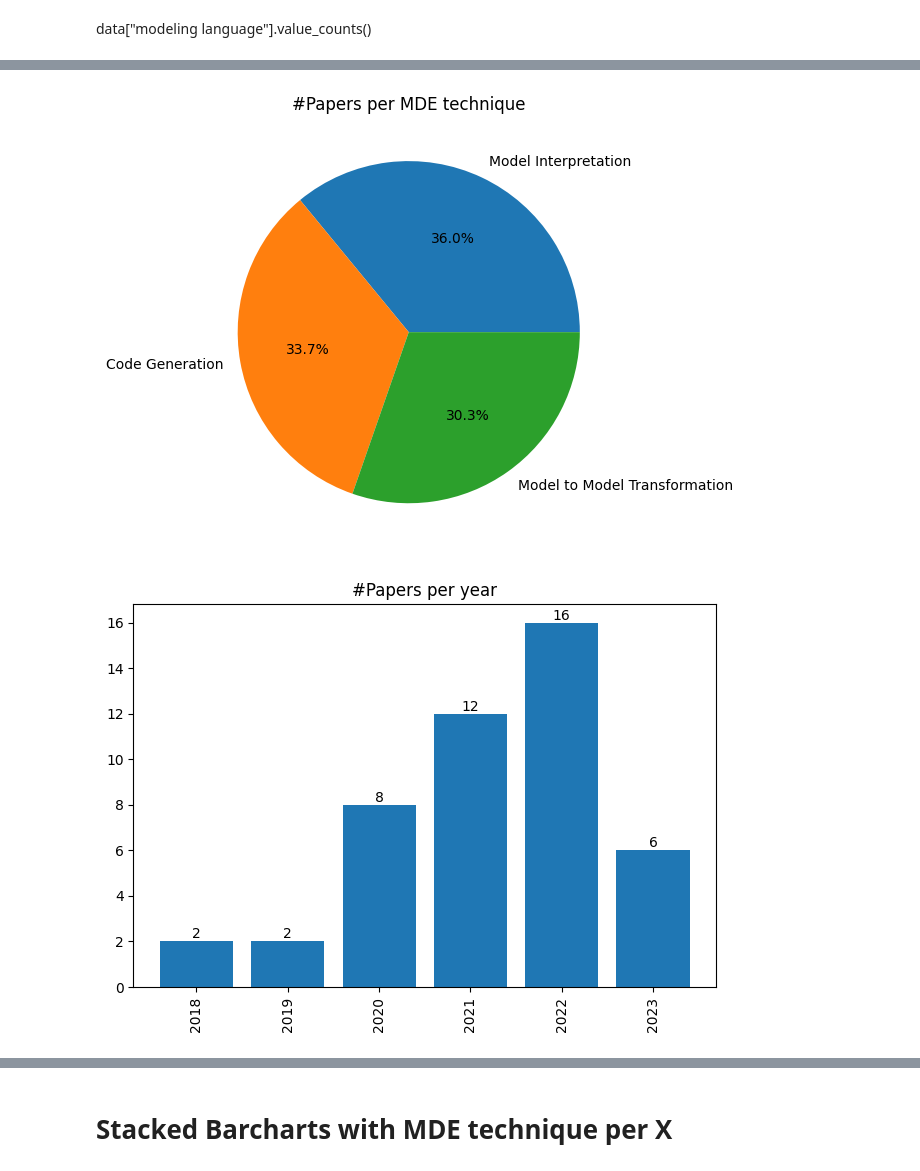
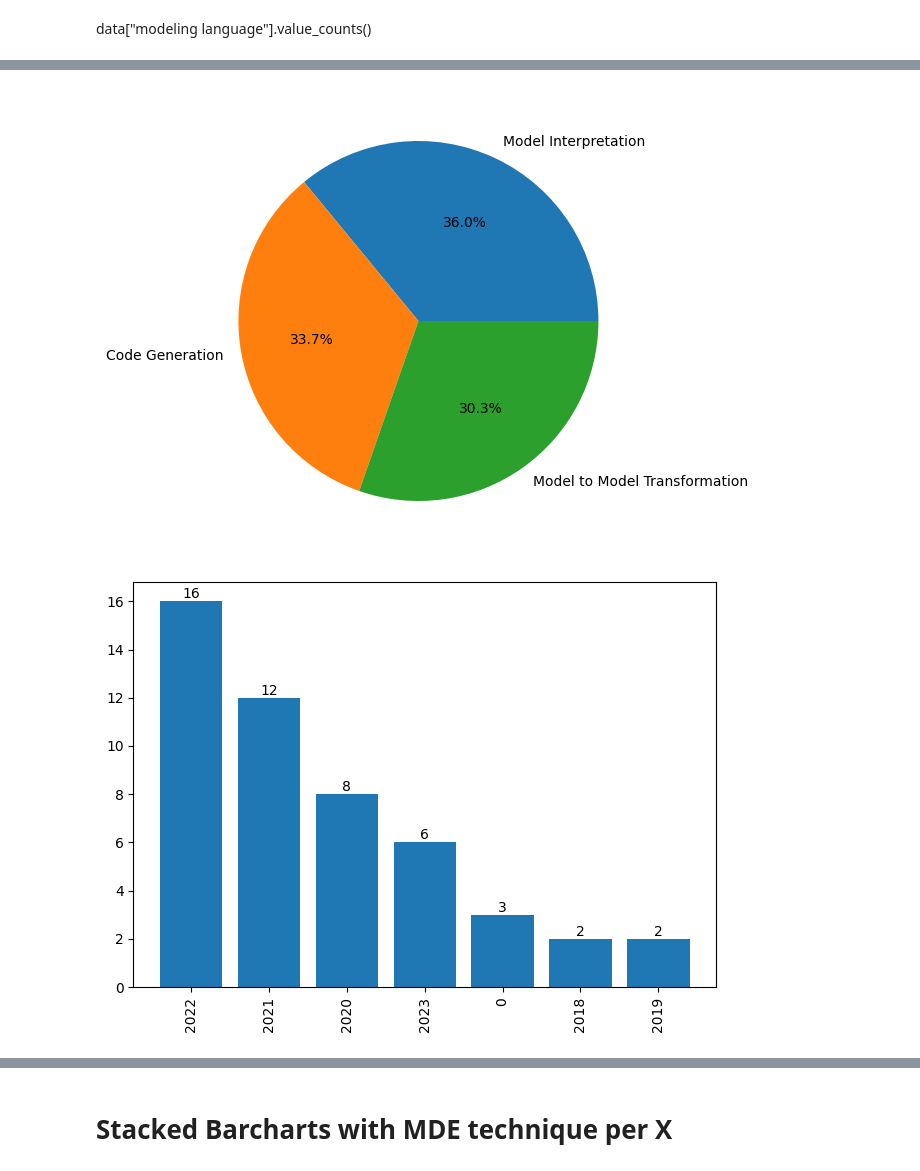
Before and after one commit to cdl-mint/mde4dts, a Jupyter notebook: visualizations_Jingxi_2.ipynb, the cells around one changed output, grey strips where cells are left out. Saved outputs shown, nothing was run; the diff lists cells and outputs as text; code cells hidden in the pictures.

```diff
--- a/visualizations_Jingxi_2.ipynb
+++ b/visualizations_Jingxi_2.ipynb
@@ -65,7 +65,7 @@ metadata = metadata.drop_duplicates(subset=['Title'])
 data = df.merge(metadata, how='left', on='Title')
 yeardata = data.drop_duplicates('Title')
 yeardata = yeardata[yeardata['Title'].notna()]
-print(yeardata[yeardata['Publication Year'].isna()]['Title'])
+yeardata = yeardata
 del metadata
 del df
 del titles
@@ -107,9 +102,14 @@ twin_lcp= data["twin lifecycle phase"].value_counts().reset_index()
 twin_lcp.columns = ['entry', 'count']
 trl = data["Technological Readiness Level"].value_counts().reset_index()
 trl.columns = ['entry', 'count']
+
+
+yeardata = yeardata.fillna(value={'Publication Year':"0"})
 years = yeardata["Publication Year"].value_counts().reset_index()
 years.columns = ['entry', 'count']
-years['entry'] = years['entry'].astype(int)
+years['entry'] = years['entry'].astype(int).astype(str)
+years['entry'].replace('0', "NAN")
+
 tt = data["twinning target"].value_counts().reset_index()
 tt.columns = ['entry', 'count']
 
@@ -123,7 +123,7 @@ titles = ['#Papers per Modeling Language', '#Papers per MDE technique', '#Papers
 # Loop through the subplots and plot each bar chart
 plot_data = dataframes[0]
 axes.bar(plot_data['entry'], plot_data['count'], tick_label=plot_data['count'])  # Replace 'x' and 'y' with the appropriate column names from the DataFrame
-axes.set_title(titles[0])
+#axes.set_title(titles[0])
 entry_data = [ '\n'.join(wrap(l, 20)) for l in plot_data['entry'] ]
 axes.set_xticklabels(entry_data, rotation=90)
 axes.bar_label(axes.containers[0])
@@ -138,7 +138,7 @@ fig, axes = plt.subplots()
 # Loop through the subplots and plot each bar chart
 plot_data = dataframes[0]
 axes.pie(plot_data['count'], labels=plot_data['entry'], autopct='%1.1f%%')
-axes.set_title(titles[0])
+#axes.set_title(titles[0])
 plt.tight_layout()
 plt.savefig(destination_folder+"MDE_Lang_piechart.jpg")
 
@@ -146,7 +146,7 @@ fig, axes = plt.subplots()
 # Loop through the subplots and plot each bar chart
 plot_data = dataframes[1]
 axes.bar(plot_data['entry'], plot_data['count'], tick_label=plot_data['count'])  # Replace 'x' and 'y' with the appropriate column names from the DataFrame
-axes.set_title(titles[1])
+#axes.set_title(titles[1])
 entry_data = [ '\n'.join(wrap(l, 20)) for l in plot_data['entry'] ]
 axes.set_xticklabels(entry_data, rotation=90)
 axes.bar_label(axes.containers[0])
@@ -159,7 +159,7 @@ fig, axes = plt.subplots()
 # Loop through the subplots and plot each bar chart
 plot_data = dataframes[1]
 axes.pie(plot_data['count'], labels=plot_data['entry'], autopct='%1.1f%%')
-axes.set_title(titles[1])
+#axes.set_title(titles[1])
 plt.tight_layout()
 plt.savefig(destination_folder+"MDE_piechart.jpg")
 
@@ -167,7 +167,7 @@ fig, axes = plt.subplots()
 # Loop through the subplots and plot each bar chart
 plot_data = dataframes[2]
 axes.bar(plot_data['entry'], plot_data['count'], tick_label=plot_data['count'])  # Replace 'x' and 'y' with the appropriate column names from the DataFrame
-axes.set_title(titles[2])
+#axes.set_title(titles[2])
 #entry_data = [ '\n'.join(wrap(l, 20)) for l in plot_data['entry'] ]
 axes.set_xticklabels(plot_data['entry'], rotation=90)
 axes.bar_label(axes.containers[0])
@@ -183,7 +183,7 @@ fig, axes = plt.subplots()
 # Loop through the subplots and plot each bar chart
 plot_data = dataframes[2]
 axes.pie(plot_data['count'], labels=plot_data['entry'], autopct='%1.1f%%')
-axes.set_title(titles[2])
+#axes.set_title(titles[2])
 plt.tight_layout()
 plt.savefig(destination_folder+"Year_piechart.jpg")
 # plt.savefig(destination_folder+"3 Papers per Year.jpg")  - don't use for now
@@ -192,7 +192,7 @@ fig, axes = plt.subplots()
 # Loop through the subplots and plot each bar chart
 plot_data = dataframes[3]
 axes.bar(plot_data['entry'], plot_data['count'], tick_label=plot_data['count'])  # Replace 'x' and 'y' with the appropriate column names from the DataFrame
-axes.set_title(titles[3])
+#axes.set_title(titles[3])
 #entry_data = [ '\n'.join(wrap(l, 20)) for l in plot_data['entry'] ]
 axes.set_xticklabels(plot_data['entry'], rotation=90)
 axes.bar_label(axes.containers[0])
@@ -205,2 +205,2 @@ plt.savefig(destination_folder+"TT_barchart.jpg")
-[figure, old version]
+[figure, new version]
-[figure, old version]
+[figure, new version]
```
Also changed, not shown: parts of 12 cells of this notebook, 27 other files.
